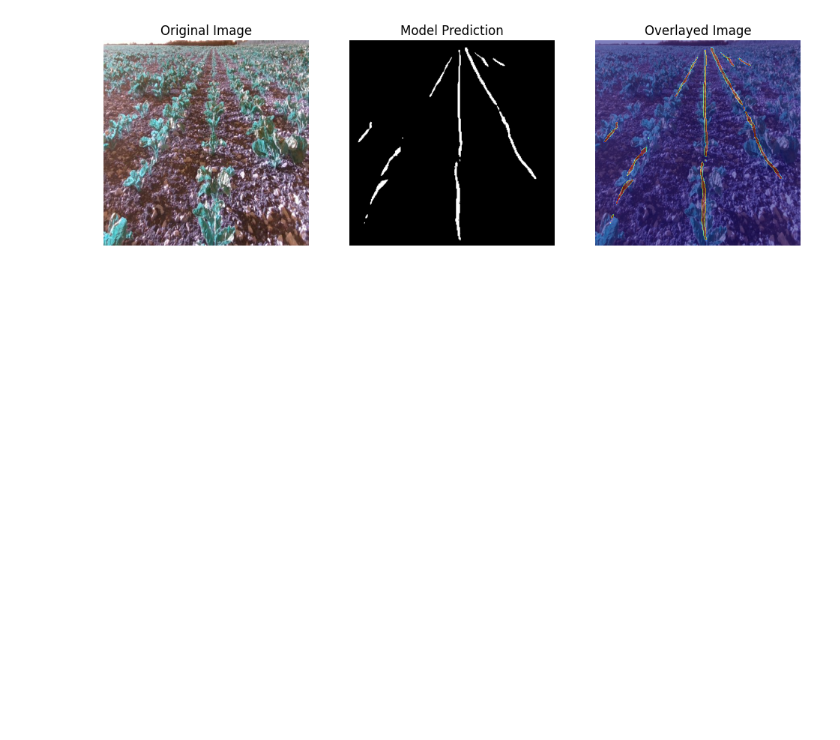
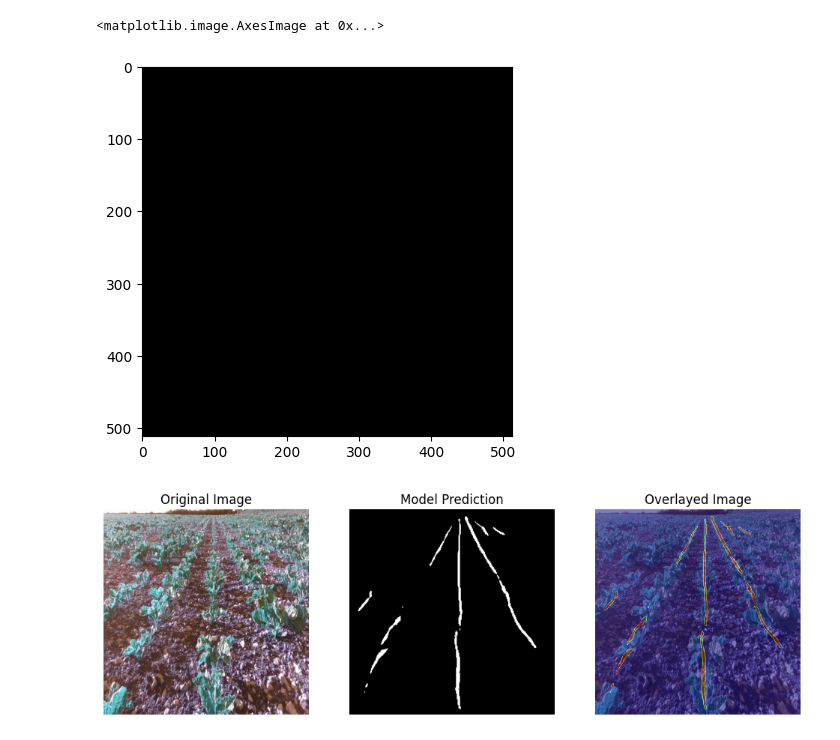
Before and after one commit to RamboNumber5/CropRowDetection, a Jupyter notebook: unet-rgbd/inference.ipynb, the cells around one changed output. Drawn from its saved outputs; the diff is of its cells as text; code cells hidden in the pictures; blank space fills up the shorter version.

```diff
--- a/unet-rgbd/inference.ipynb
+++ b/unet-rgbd/inference.ipynb
@@ -63,3 +78,10 @@ prediction = (prediction > 0.5).astype(np.uint8)  # Apply threshold to get binar
+# %%
+xor_image = cv2.bitwise_xor(img_result, img_label)
+plt.imshow(xor_image)
+#this shows the difference between prediction and test image is 0% or IoU is 100%. This cannot be right.
+# %% [output]
+<matplotlib.image.AxesImage at 0x...>
+[figure, added]
 # %%
 
 # Visualize the result
```
Also changed, not shown: parts of 4 cells of this notebook, 2 other files.
